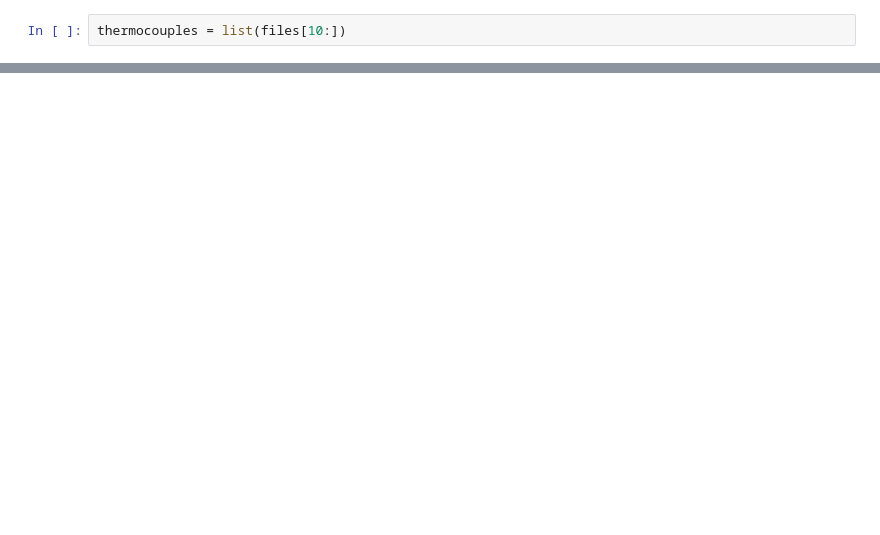
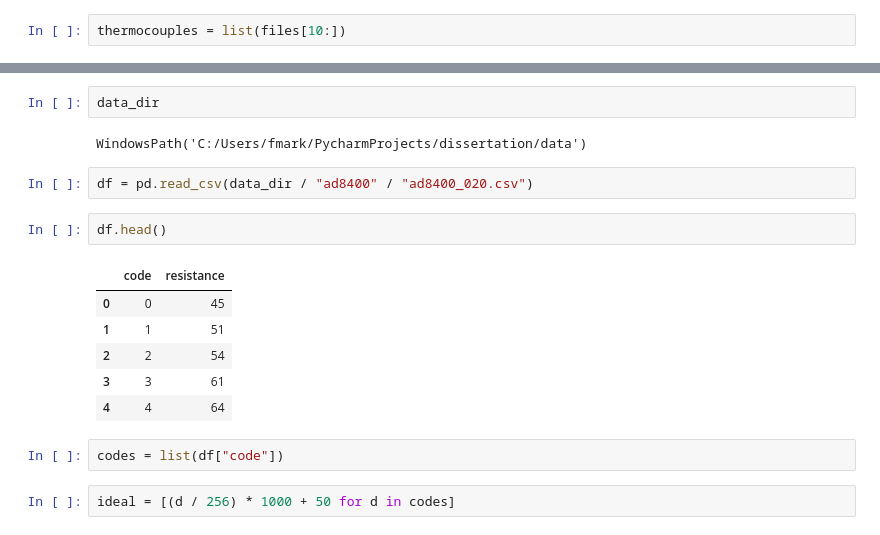
Before and after one commit to Marik28/dissertation, a Jupyter notebook: src/notebooks/Графики характеристик.ipynb, the cells around one changed output, grey strips where cells are left out. Saved outputs shown, nothing was run; the diff lists cells and outputs as text; blank space fills up the shorter version.

```diff
--- a/src/notebooks/Графики характеристик.ipynb
+++ b/src/notebooks/Графики характеристик.ipynb
@@ -86,0 +87,19 @@ plt.legend(names)
+# %%
+data_dir
+# %% [output]
+WindowsPath('C:/Users/fmark/PycharmProjects/dissertation/data')
+# %%
+df = pd.read_csv(data_dir / "ad8400" / "ad8400_020.csv")
+# %%
+df.head()
+# %% [output]
+|  | code | resistance |
+| 0 | 0 | 45 |
+| 1 | 1 | 51 |
+| 2 | 2 | 54 |
+| 3 | 3 | 61 |
+| 4 | 4 | 64 |
+# %%
+codes = list(df["code"])
+# %%
+ideal = [(d / 256) * 1000 + 50 for d in codes]
```
Also changed, not shown: parts of 8 cells of this notebook.
